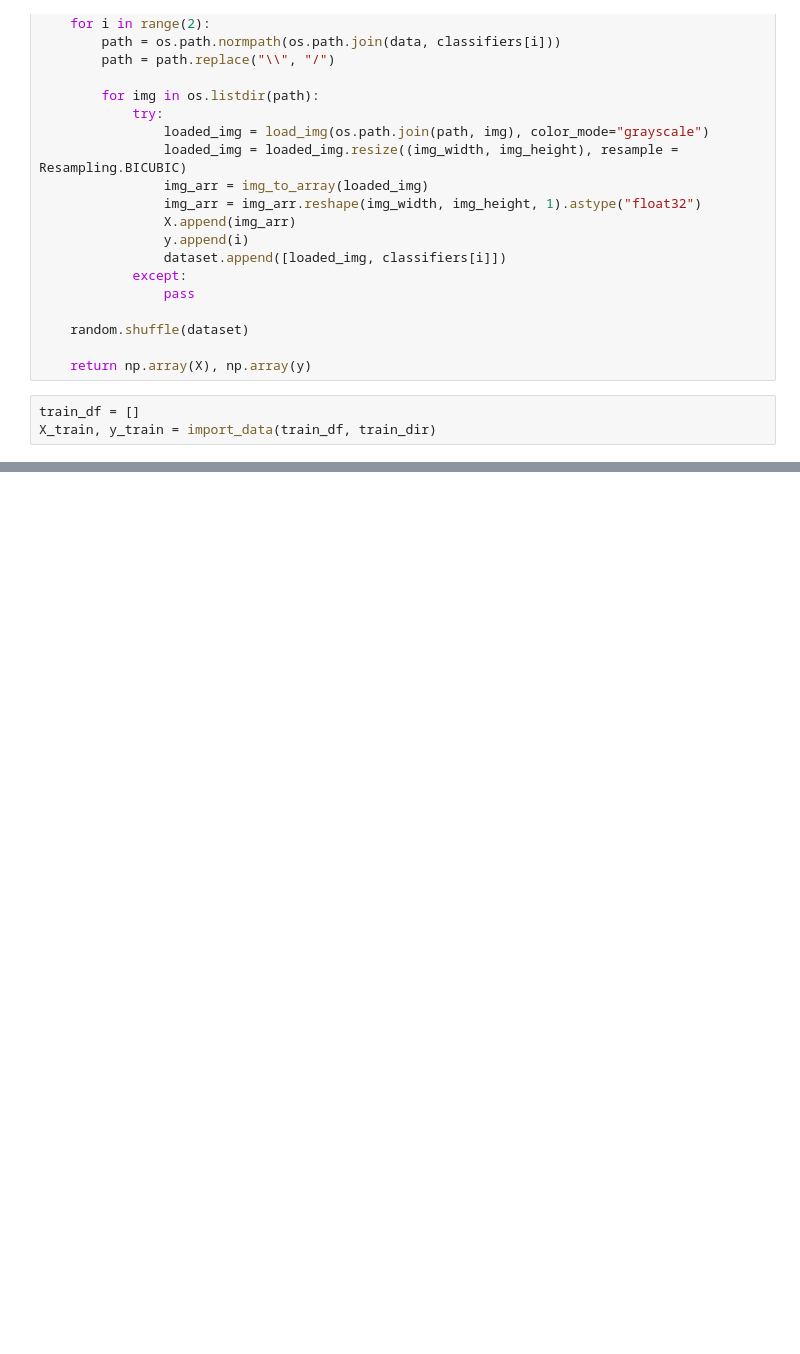
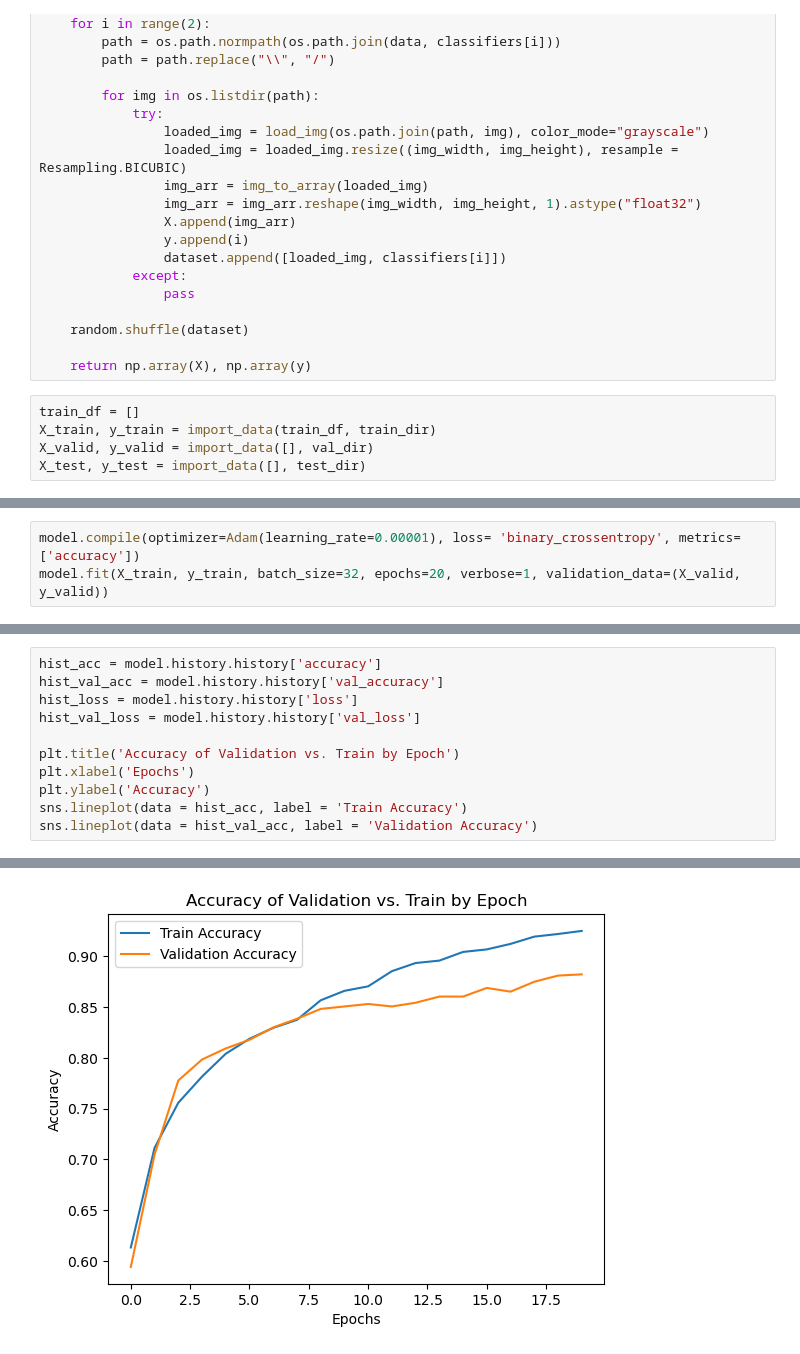
Before and after one commit to mhong124/FractureClassification, a Jupyter notebook: Fracture.ipynb, the cells around one changed output, grey strips where cells are left out. Saved outputs shown, nothing was run; the diff lists cells and outputs as text; blank space fills up the shorter version.

```diff
--- a/Fracture.ipynb
+++ b/Fracture.ipynb
@@ -60,6 +62,8 @@ def import_data(dataset, data):
 # %%
 train_df = []
 X_train, y_train = import_data(train_df, train_dir)
+X_valid, y_valid = import_data([], val_dir)
+X_test, y_test = import_data([], test_dir)
 # %%
 train_df = pd.DataFrame(train_df,columns=['image','label'])
 
@@ -99,0 +123,3 @@ model = Sequential([
+# %%
+model.compile(optimizer=Adam(learning_rate=0.00001), loss= 'binary_crossentropy', metrics=['accuracy'])
+model.fit(X_train, y_train, batch_size=32, epochs=20, verbose=1, validation_data=(X_valid, y_valid))
@@ -99,0 +145,12 @@ model = Sequential([
+# %%
+hist_acc = model.history.history['accuracy']
+hist_val_acc = model.history.history['val_accuracy']
+hist_loss = model.history.history['loss']
+hist_val_loss = model.history.history['val_loss']
+
+plt.title('Accuracy of Validation vs. Train by Epoch')
+plt.xlabel('Epochs')
+plt.ylabel('Accuracy')
+sns.lineplot(data = hist_acc, label = 'Train Accuracy')
+sns.lineplot(data = hist_val_acc, label = 'Validation Accuracy')
+# %% [output]
@@ -99,0 +158 @@ model = Sequential([
+[figure, added]
```
Also changed, not shown: parts of 8 cells of this notebook.
